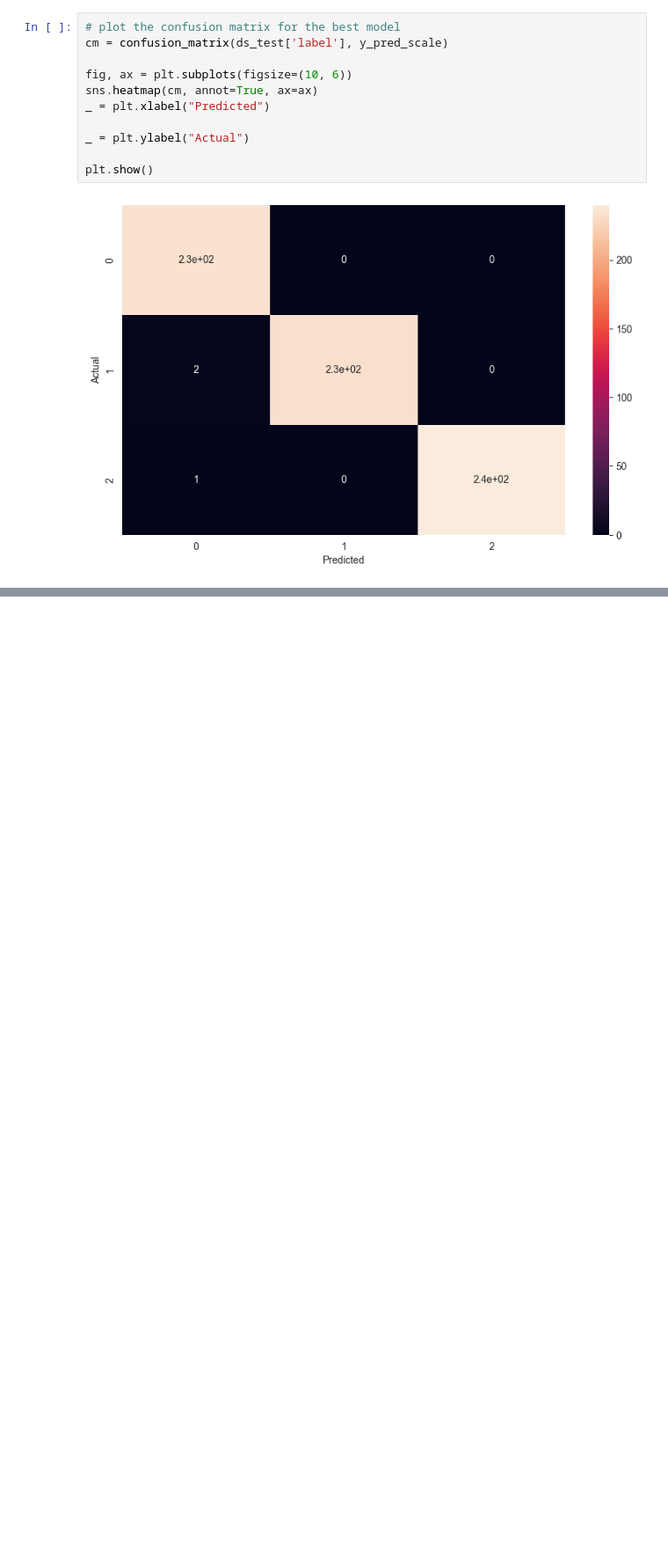
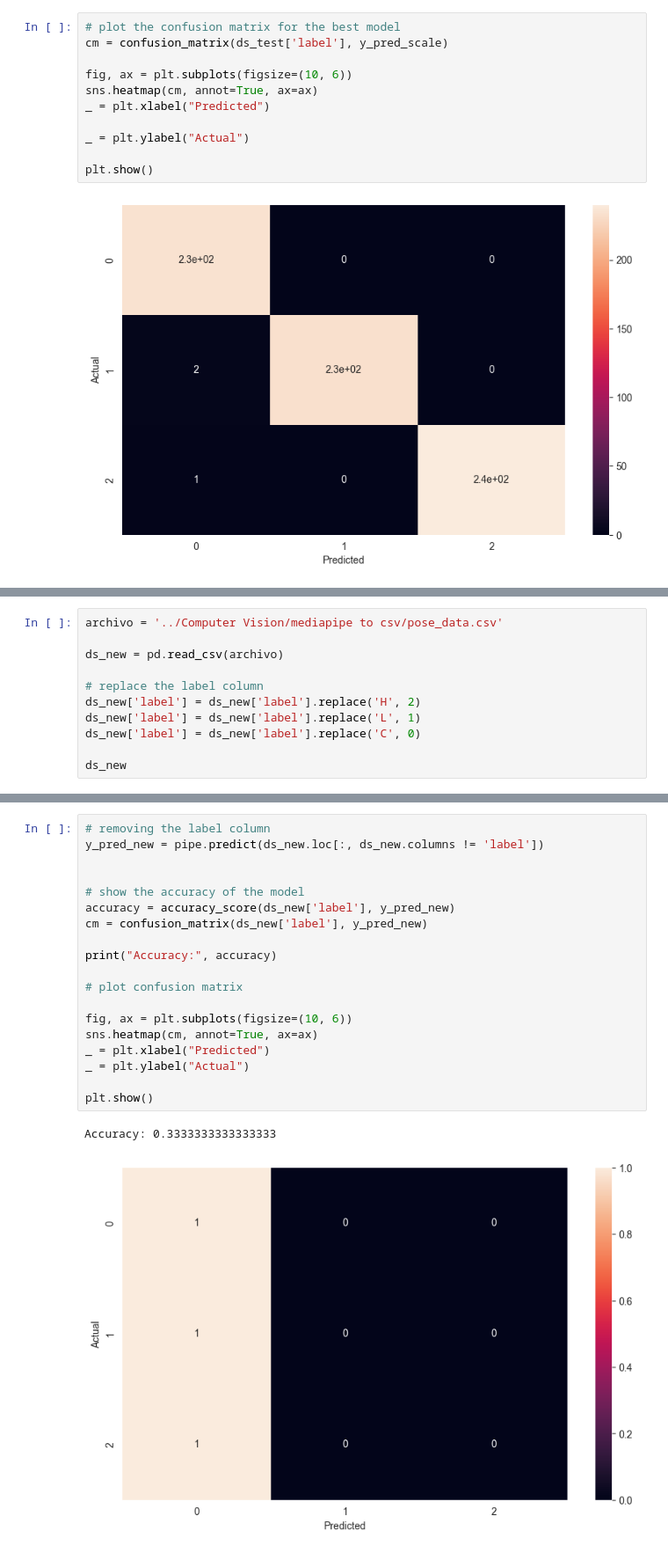
Before and after one commit to Defeeeee/FormAI-ML, a Jupyter notebook: Model-scikit/main.ipynb, the cells around one changed output, grey strips where cells are left out. Shown at 88% size. Drawn from its saved outputs; the diff is of its cells as text; blank space fills up the shorter version.

Commit message:
feat: Comparing with image

```diff
--- a/Model-scikit/main.ipynb
+++ b/Model-scikit/main.ipynb
@@ -597,0 +604,11 @@ plt.show()
+# %%
+archivo = '../Computer Vision/mediapipe to csv/pose_data.csv'
+
+ds_new = pd.read_csv(archivo)
+
+# replace the label column
+ds_new['label'] = ds_new['label'].replace('H', 2)
+ds_new['label'] = ds_new['label'].replace('L', 1)
+ds_new['label'] = ds_new['label'].replace('C', 0)
+
+ds_new
@@ -597,0 +622,22 @@ plt.show()
+# %%
+# removing the label column
+y_pred_new = pipe.predict(ds_new.loc[:, ds_new.columns != 'label'])
+
+
+# show the accuracy of the model
+accuracy = accuracy_score(ds_new['label'], y_pred_new)
+cm = confusion_matrix(ds_new['label'], y_pred_new)
+
+print("Accuracy:", accuracy)
+
+# plot confusion matrix
+
+fig, ax = plt.subplots(figsize=(10, 6))
+sns.heatmap(cm, annot=True, ax=ax)
+_ = plt.xlabel("Predicted")
+_ = plt.ylabel("Actual")
+
+plt.show()
+# %% [output]
+Accuracy: 0.3333333333333333
+[figure, added]
```
Also changed, not shown: parts of 6 cells of this notebook.
